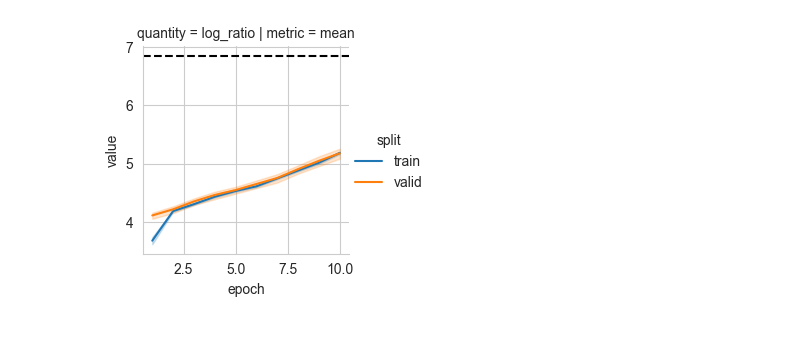
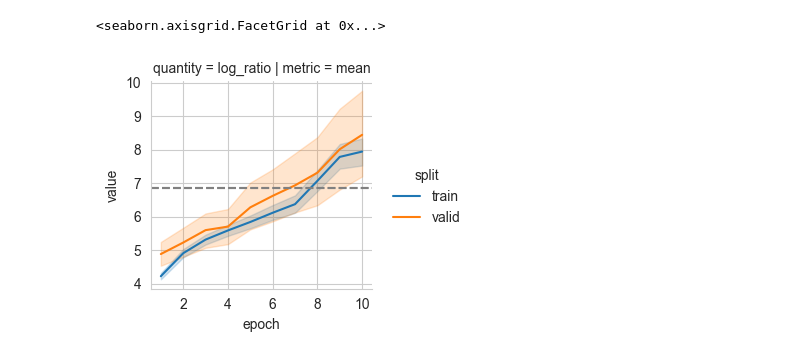
Before and after one commit to mfederici/torch-mist, a Jupyter notebook: docs/notebooks/hybrid.ipynb, the cells around one changed output. Drawn from its saved outputs; the diff is of its cells as text; code cells hidden in the pictures.

```diff
--- a/docs/notebooks/hybrid.ipynb
+++ b/docs/notebooks/hybrid.ipynb
@@ -48,10 +48,9 @@ estimators = {
         x_dim=n_dim,
         y_dim=n_dim,
         hidden_dims=[256, 128],
-        neg_samples=32
+        neg_samples=1
     )
 }
-
 
 
 logger = PandasLogger()
@@ -63,7 +62,7 @@ log = train_mi_estimator(
     estimator=estimators['MINE'],
     x=samples['x'],
     y=samples['y'],
-    batch_size=128,
+    batch_size=64,
     max_epochs=10,
     early_stopping=False,
     logger=logger,
@@ -71,17 +70,10 @@ log = train_mi_estimator(
     optimizer_params={'lr':5e-4}
 )
 # %%
-train_log = log[log['split']=='train']
-valid_log = log[log['split']=='valid']
-
-log_ratio_log = log[log['quantity']=='log_ratio']
-
 grid = sns.FacetGrid(log, col='metric', hue='split', row='quantity', row_order=['log_ratio'], col_order=['mean'])
 grid.map(sns.lineplot, 'epoch', 'value')
 grid.add_legend()
-
-# plt.ylim(0,10)
-for ax in grid.axes[0]:
-    ax.axhline(y=true_mi, ls='--', color='k')
+grid.refline(y=true_mi)
 # %% [output]
+<seaborn.axisgrid.FacetGrid at 0x...>
-[figure, old version]
+[figure, new version]
```
Also changed, not shown: parts of 14 cells of this notebook, 7 other files.
